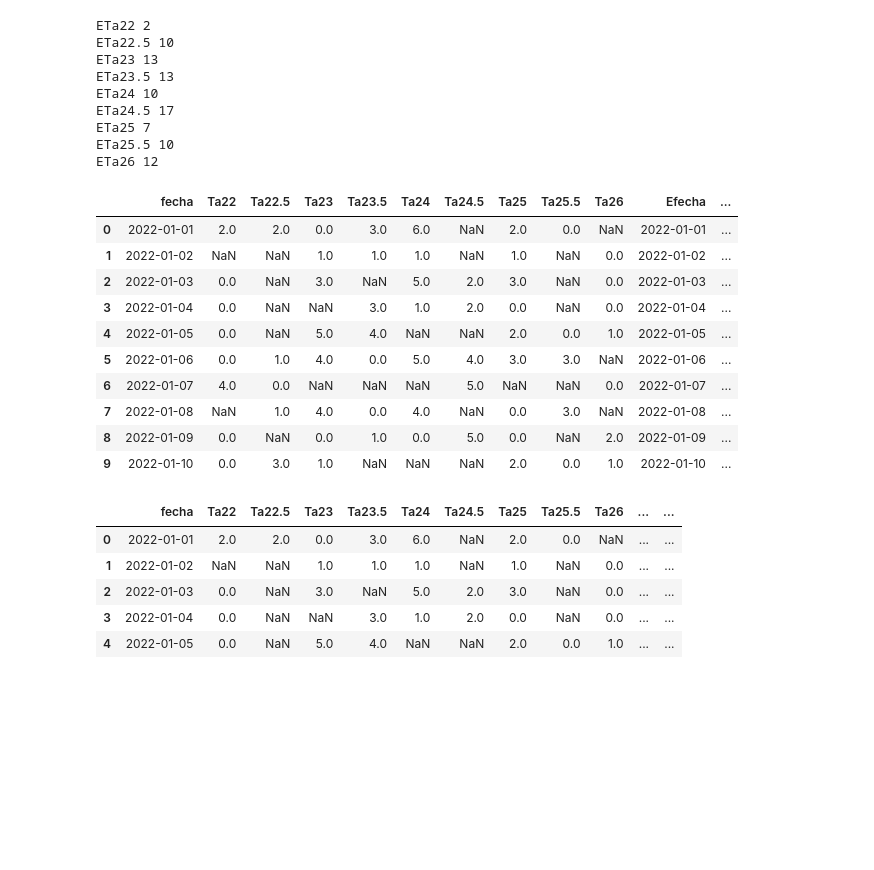
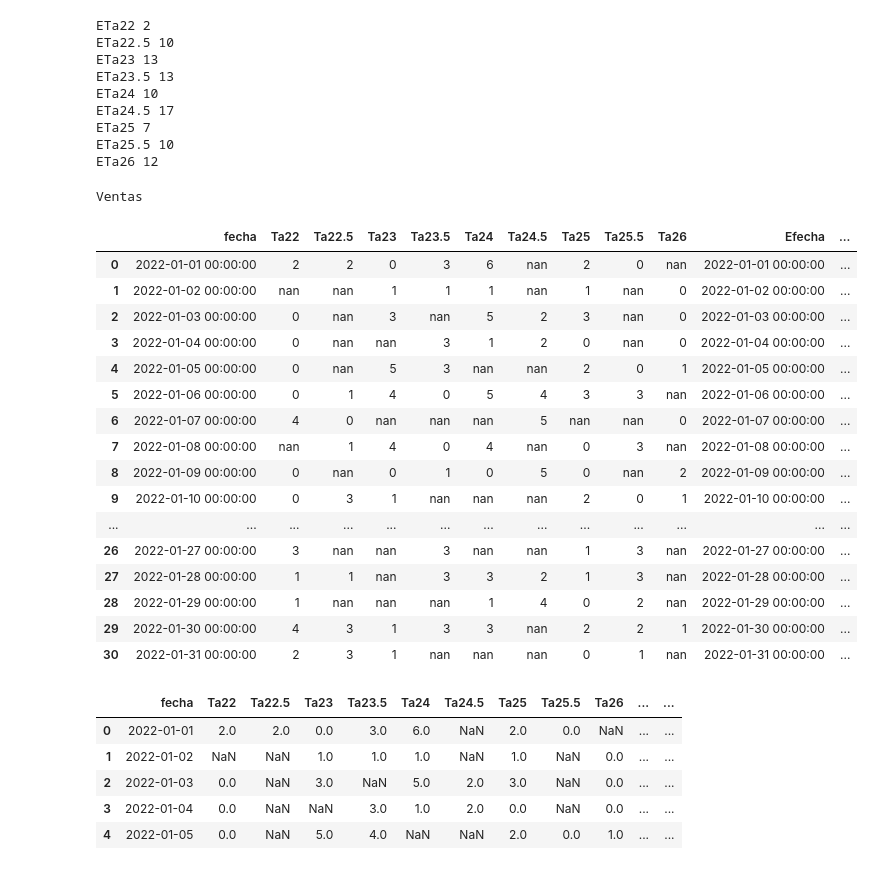
Before and after one commit to jcjimenezb123/PFM_PronosticoDemanda, a Jupyter notebook: RecontruccionVta.ipynb, the cells around one changed output. Cells and saved outputs as stored; diff of their text form; code cells hidden in the pictures; blank space fills up the shorter version.

```diff
--- a/RecontruccionVta.ipynb
+++ b/RecontruccionVta.ipynb
@@ -99,21 +99,28 @@ ETa26 12
 # %%
 #los negados se ponen a null para ser estimados
 for col in df.columns[1:10]:
   df[col]=df.apply(lambda x: np.NAN if x['E'+col] <= 0 else x[col],axis=1)
 
-df.head(10)
+df.style.set_caption("Ventas").set_precision(0).background_gradient().highlight_max(color='red')
 # %% [output]
+Ventas
 |  | fecha | Ta22 | Ta22.5 | Ta23 | Ta23.5 | Ta24 | Ta24.5 | Ta25 | Ta25.5 | Ta26 | Efecha | ... |
-| 0 | 2022-01-01 | 2.0 | 2.0 | 0.0 | 3.0 | 6.0 | NaN | 2.0 | 0.0 | NaN | 2022-01-01 | ... |
-| 1 | 2022-01-02 | NaN | NaN | 1.0 | 1.0 | 1.0 | NaN | 1.0 | NaN | 0.0 | 2022-01-02 | ... |
-| 2 | 2022-01-03 | 0.0 | NaN | 3.0 | NaN | 5.0 | 2.0 | 3.0 | NaN | 0.0 | 2022-01-03 | ... |
-| 3 | 2022-01-04 | 0.0 | NaN | NaN | 3.0 | 1.0 | 2.0 | 0.0 | NaN | 0.0 | 2022-01-04 | ... |
-| 4 | 2022-01-05 | 0.0 | NaN | 5.0 | 4.0 | NaN | NaN | 2.0 | 0.0 | 1.0 | 2022-01-05 | ... |
-| 5 | 2022-01-06 | 0.0 | 1.0 | 4.0 | 0.0 | 5.0 | 4.0 | 3.0 | 3.0 | NaN | 2022-01-06 | ... |
-| 6 | 2022-01-07 | 4.0 | 0.0 | NaN | NaN | NaN | 5.0 | NaN | NaN | 0.0 | 2022-01-07 | ... |
-| 7 | 2022-01-08 | NaN | 1.0 | 4.0 | 0.0 | 4.0 | NaN | 0.0 | 3.0 | NaN | 2022-01-08 | ... |
-| 8 | 2022-01-09 | 0.0 | NaN | 0.0 | 1.0 | 0.0 | 5.0 | 0.0 | NaN | 2.0 | 2022-01-09 | ... |
-| 9 | 2022-01-10 | 0.0 | 3.0 | 1.0 | NaN | NaN | NaN | 2.0 | 0.0 | 1.0 | 2022-01-10 | ... |
+| 0 | 2022-01-01 00:00:00 | 2 | 2 | 0 | 3 | 6 | nan | 2 | 0 | nan | 2022-01-01 00:00:00 | ... |
+| 1 | 2022-01-02 00:00:00 | nan | nan | 1 | 1 | 1 | nan | 1 | nan | 0 | 2022-01-02 00:00:00 | ... |
+| 2 | 2022-01-03 00:00:00 | 0 | nan | 3 | nan | 5 | 2 | 3 | nan | 0 | 2022-01-03 00:00:00 | ... |
+| 3 | 2022-01-04 00:00:00 | 0 | nan | nan | 3 | 1 | 2 | 0 | nan | 0 | 2022-01-04 00:00:00 | ... |
+| 4 | 2022-01-05 00:00:00 | 0 | nan | 5 | 3 | nan | nan | 2 | 0 | 1 | 2022-01-05 00:00:00 | ... |
+| 5 | 2022-01-06 00:00:00 | 0 | 1 | 4 | 0 | 5 | 4 | 3 | 3 | nan | 2022-01-06 00:00:00 | ... |
+| 6 | 2022-01-07 00:00:00 | 4 | 0 | nan | nan | nan | 5 | nan | nan | 0 | 2022-01-07 00:00:00 | ... |
+| 7 | 2022-01-08 00:00:00 | nan | 1 | 4 | 0 | 4 | nan | 0 | 3 | nan | 2022-01-08 00:00:00 | ... |
+| 8 | 2022-01-09 00:00:00 | 0 | nan | 0 | 1 | 0 | 5 | 0 | nan | 2 | 2022-01-09 00:00:00 | ... |
+| 9 | 2022-01-10 00:00:00 | 0 | 3 | 1 | nan | nan | nan | 2 | 0 | 1 | 2022-01-10 00:00:00 | ... |
+| ... | ... | ... | ... | ... | ... | ... | ... | ... | ... | ... | ... | ... |
+| 26 | 2022-01-27 00:00:00 | 3 | nan | nan | 3 | nan | nan | 1 | 3 | nan | 2022-01-27 00:00:00 | ... |
+| 27 | 2022-01-28 00:00:00 | 1 | 1 | nan | 3 | 3 | 2 | 1 | 3 | nan | 2022-01-28 00:00:00 | ... |
+| 28 | 2022-01-29 00:00:00 | 1 | nan | nan | nan | 1 | 4 | 0 | 2 | nan | 2022-01-29 00:00:00 | ... |
+| 29 | 2022-01-30 00:00:00 | 4 | 3 | 1 | 3 | 3 | nan | 2 | 2 | 1 | 2022-01-30 00:00:00 | ... |
+| 30 | 2022-01-31 00:00:00 | 2 | 3 | 1 | nan | nan | nan | 0 | 1 | nan | 2022-01-31 00:00:00 | ... |
 # %%
 #se obtiene el dia de la semana
 df['dia_semana'] = df['fecha'].dt.day_name()
```
